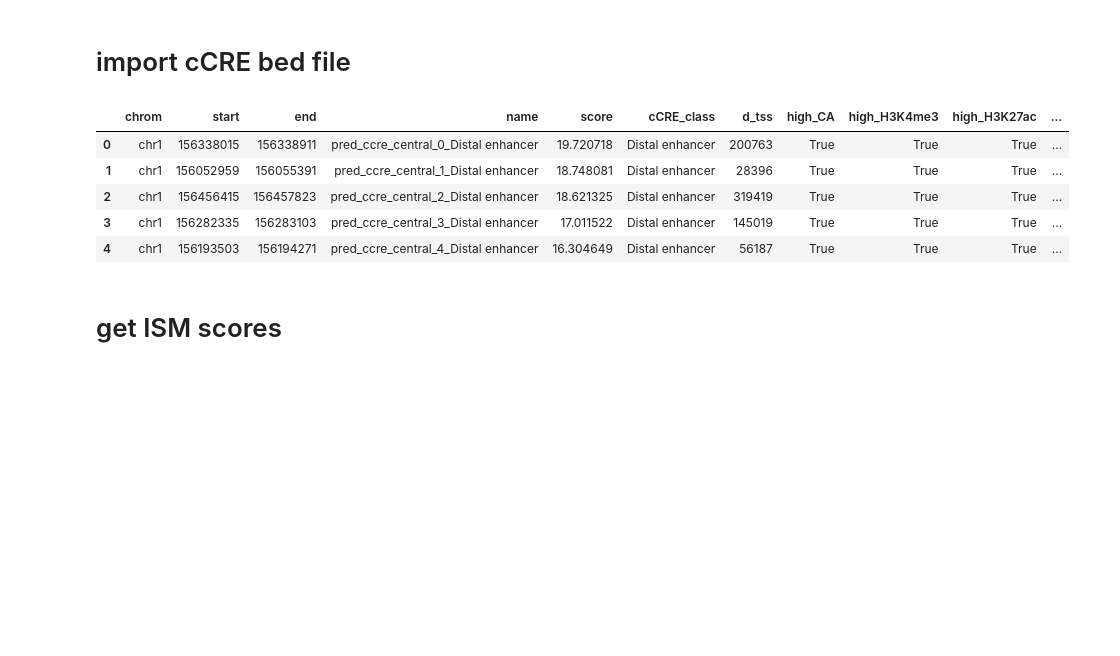
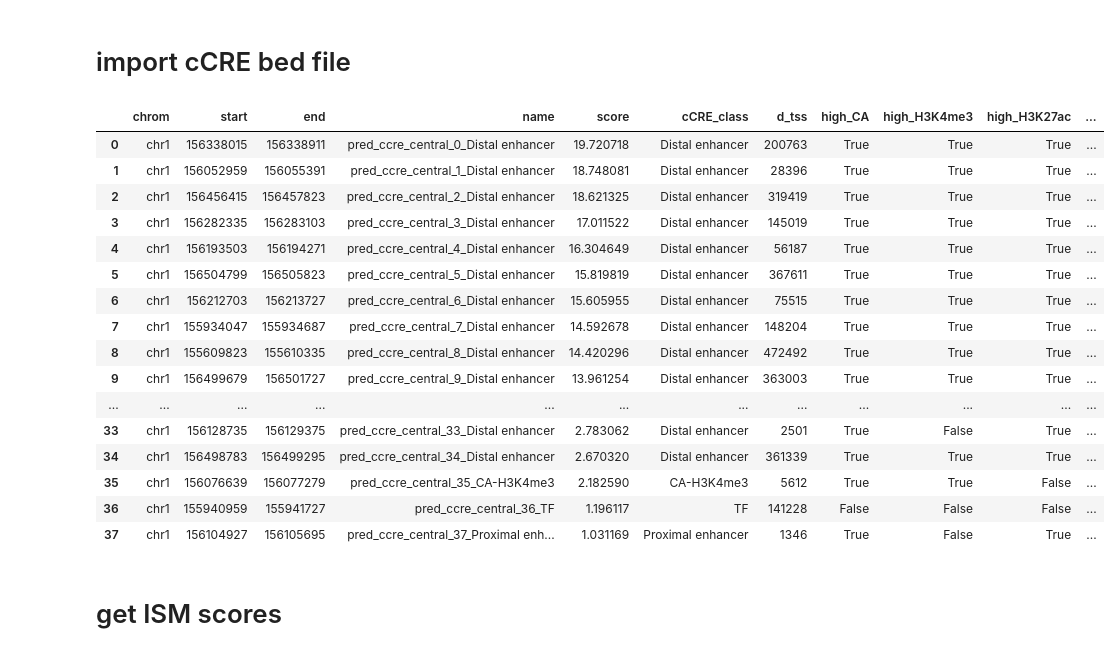
Before and after one commit to cralbers/variant-effects, a Jupyter notebook: osc/ISM_analysis.ipynb, the cells around one changed output. Saved outputs shown, nothing was run; the diff lists cells and outputs as text; code cells hidden in the pictures; blank space fills up the shorter version.

```diff
--- a/osc/ISM_analysis.ipynb
+++ b/osc/ISM_analysis.ipynb
@@ -105,15 +105,26 @@ all folds model initialized!
 # %%
 ccre_df = pd.read_csv(ccre_bed_path, sep='\t')
 ccre_df['start'] = ccre_df['start'].astype(int)
 ccre_df['end'] = ccre_df['end'].astype(int)
-ccre_df.head()
+ccre_df
 # %% [output]
 |  | chrom | start | end | name | score | cCRE_class | d_tss | high_CA | high_H3K4me3 | high_H3K27ac | ... |
 | 0 | chr1 | 156338015 | 156338911 | pred_ccre_central_0_Distal enhancer | 19.720718 | Distal enhancer | 200763 | True | True | True | ... |
 | 1 | chr1 | 156052959 | 156055391 | pred_ccre_central_1_Distal enhancer | 18.748081 | Distal enhancer | 28396 | True | True | True | ... |
 | 2 | chr1 | 156456415 | 156457823 | pred_ccre_central_2_Distal enhancer | 18.621325 | Distal enhancer | 319419 | True | True | True | ... |
 | 3 | chr1 | 156282335 | 156283103 | pred_ccre_central_3_Distal enhancer | 17.011522 | Distal enhancer | 145019 | True | True | True | ... |
 | 4 | chr1 | 156193503 | 156194271 | pred_ccre_central_4_Distal enhancer | 16.304649 | Distal enhancer | 56187 | True | True | True | ... |
+| 5 | chr1 | 156504799 | 156505823 | pred_ccre_central_5_Distal enhancer | 15.819819 | Distal enhancer | 367611 | True | True | True | ... |
+| 6 | chr1 | 156212703 | 156213727 | pred_ccre_central_6_Distal enhancer | 15.605955 | Distal enhancer | 75515 | True | True | True | ... |
+| 7 | chr1 | 155934047 | 155934687 | pred_ccre_central_7_Distal enhancer | 14.592678 | Distal enhancer | 148204 | True | True | True | ... |
+| 8 | chr1 | 155609823 | 155610335 | pred_ccre_central_8_Distal enhancer | 14.420296 | Distal enhancer | 472492 | True | True | True | ... |
+| 9 | chr1 | 156499679 | 156501727 | pred_ccre_central_9_Distal enhancer | 13.961254 | Distal enhancer | 363003 | True | True | True | ... |
+| ... | ... | ... | ... | ... | ... | ... | ... | ... | ... | ... | ... |
+| 33 | chr1 | 156128735 | 156129375 | pred_ccre_central_33_Distal enhancer | 2.783062 | Distal enhancer | 2501 | True | False | True | ... |
+| 34 | chr1 | 156498783 | 156499295 | pred_ccre_central_34_Distal enhancer | 2.670320 | Distal enhancer | 361339 | True | True | True | ... |
+| 35 | chr1 | 156076639 | 156077279 | pred_ccre_central_35_CA-H3K4me3 | 2.182590 | CA-H3K4me3 | 5612 | True | True | False | ... |
+| 36 | chr1 | 155940959 | 155941727 | pred_ccre_central_36_TF | 1.196117 | TF | 141228 | False | False | False | ... |
+| 37 | chr1 | 156104927 | 156105695 | pred_ccre_central_37_Proximal enh... | 1.031169 | Proximal enhancer | 1346 | True | False | True | ... |
 # %% [markdown]
 # get ISM scores
 # %%
```
Also changed, not shown: parts of 9 cells of this notebook, 2 other files.
